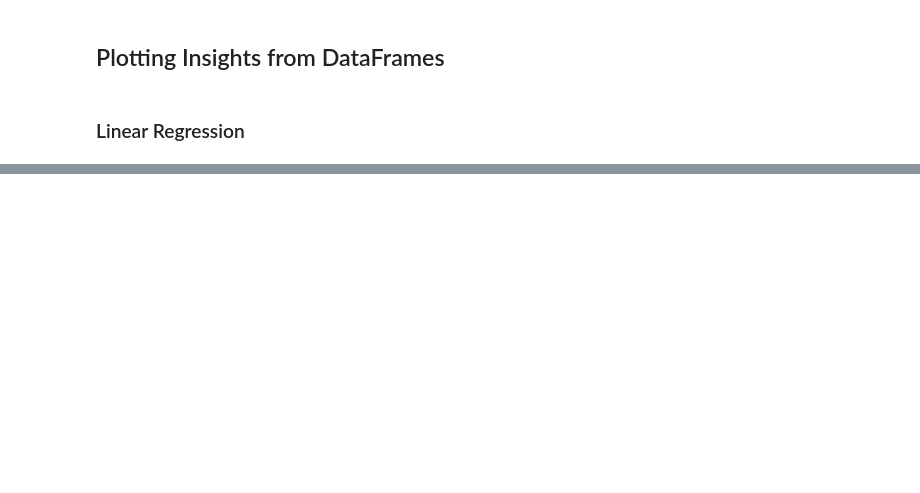
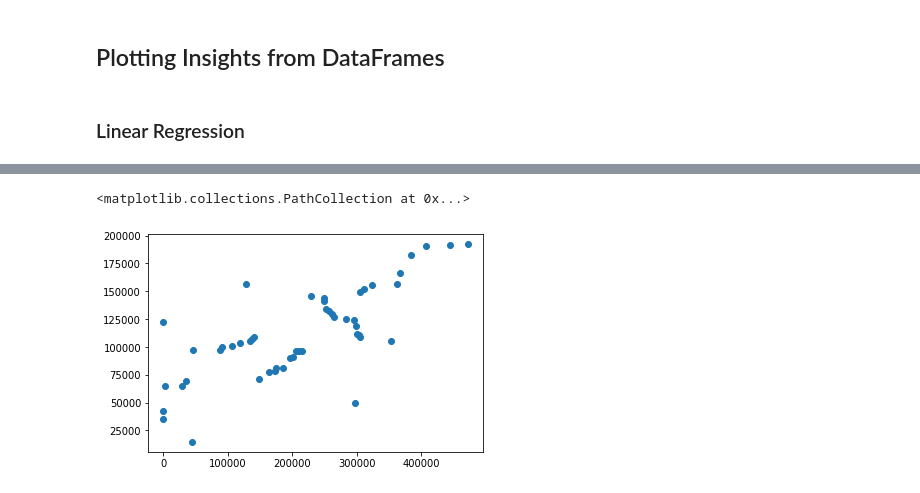
Before and after one commit to pythonsolidity/python-data-sci, a Jupyter notebook: workshop5/matplotlib.ipynb, the cells around one changed output, grey strips where cells are left out. Drawn from its saved outputs; the diff is of its cells as text; code cells hidden in the pictures; blank space fills up the shorter version.

```diff
--- a/workshop5/matplotlib.ipynb
+++ b/workshop5/matplotlib.ipynb
@@ -58,3 +133,6 @@ plt.scatter(x,y)
 # %%
-x = dataframe['Administration']
+x = dataframe['Marketing Spend']
 plt.scatter(x,y)
+# %% [output]
+<matplotlib.collections.PathCollection at 0x...>
+[figure, added]
```
Also changed, not shown: parts of 10 cells of this notebook, 2 other files.
